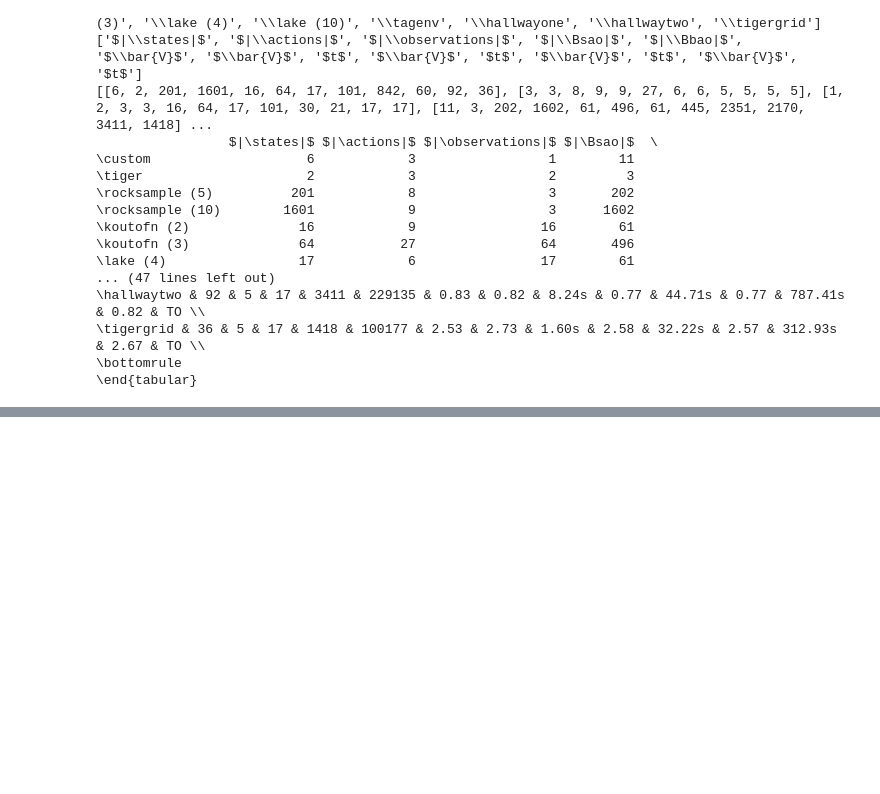
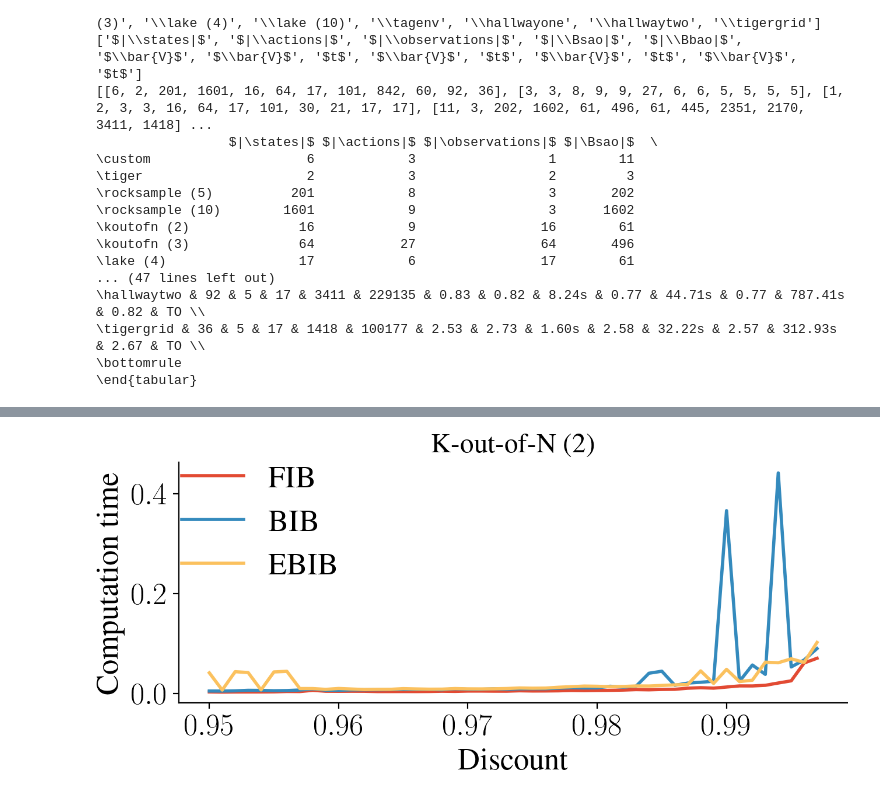
Before and after one commit to MKrale/Tighter_Informed_Bound, a Jupyter notebook: plotting_python.ipynb, the cells around one changed output, grey strips where cells are left out. Cells and saved outputs as stored; diff of their text form; code cells hidden in the pictures; blank space fills up the shorter version.

```diff
--- a/plotting_python.ipynb
+++ b/plotting_python.ipynb
@@ -637,0 +798,30 @@ plt.show()
+# %%
+# K-out-of-N2
+filename = "Data/Figures/DiscountTest_K-out-of-N2_heuristic.pdf"
+discounts = np.arange(0.95, 0.998, 0.001)
+times, init_times, snames = get_data_discounts("Tiger", discounts)
+
+solvernames = ["FIB", "BIB", "EBIB"]
+
+# plt.axhline(y=3600, label="TO", linestyle="--", color="0.5")
+
+for (i,solver) in enumerate(solvernames):
+    plt.plot(discounts[:-1],init_times[i][:-1], label=solver, color=colours[i], linestyle="-")
+
+# Swithc TO to last on legend
+handles, labels = plt.gca().get_legend_handles_labels()
+# to_index = labels.index("TO")
+# handles.append(handles.pop(to_index))
+# labels.append(labels.pop(to_index))
+
+# plt.yscale("log")
+plt.xlabel("Discount")
+plt.ylabel("Computation time")
+
+# plt.xlim(0.95, 0.99)
+plt.legend(handles, labels, loc='best')
+plt.title("K-out-of-N (2)")
+plt.savefig(filename, transparent=True)
+plt.show()
+# %% [output]
+[figure, added]
```
Also changed, not shown: parts of 9 cells of this notebook, 13 other files.
